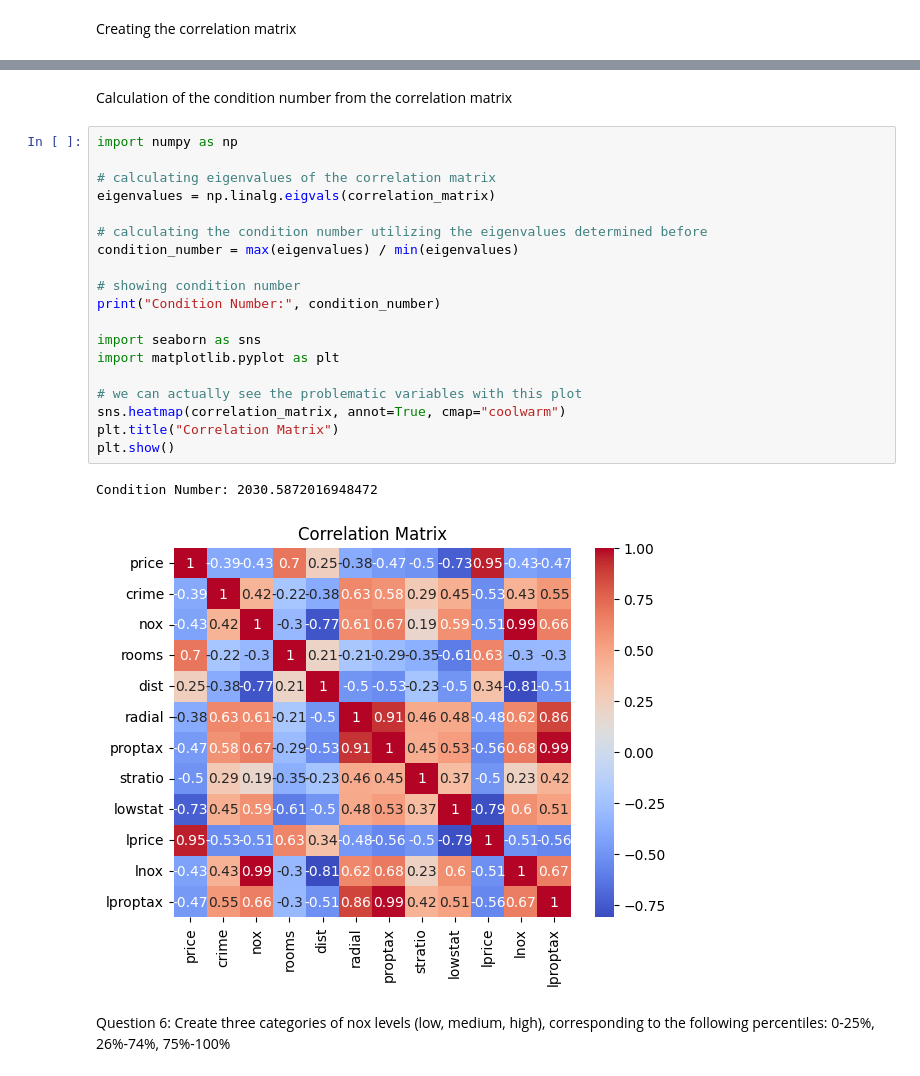
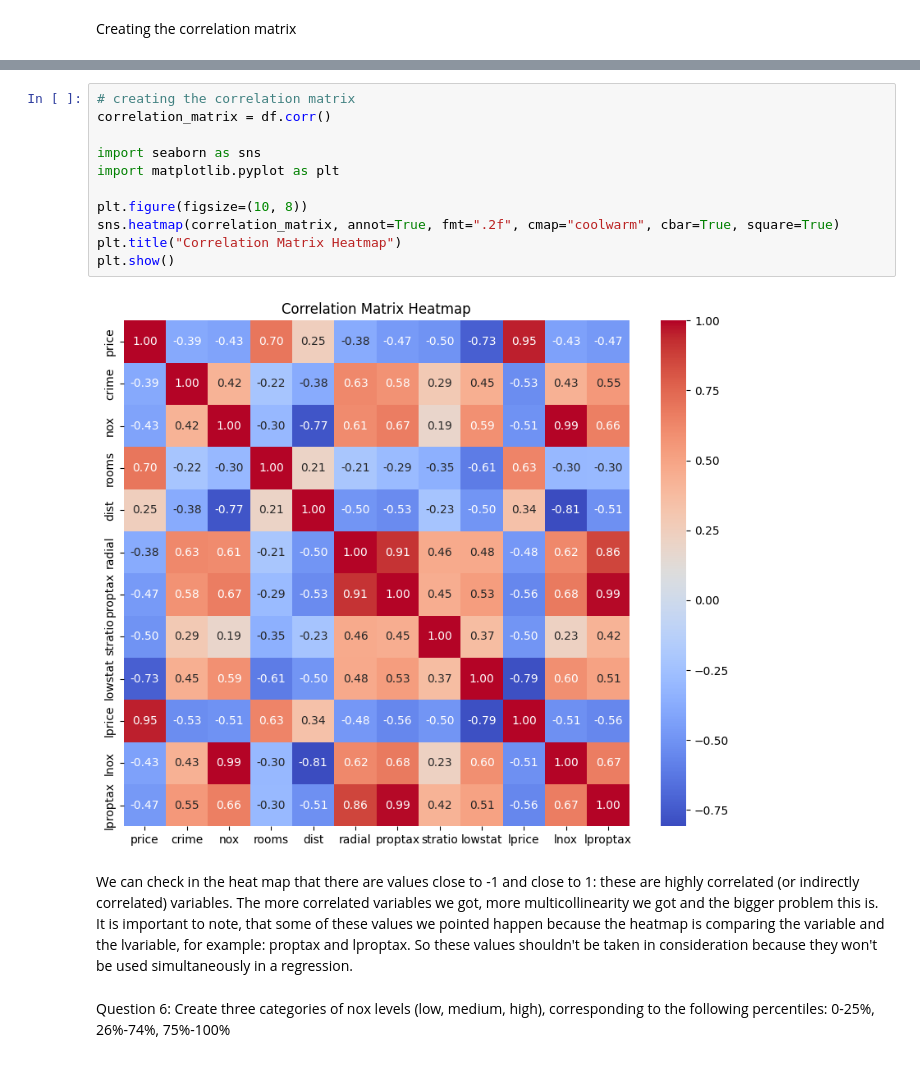
Before and after one commit to guik1010/Econometrics-Project, a Jupyter notebook: Part1.ipynb, the cells around one changed output, grey strips where cells are left out. Drawn from its saved outputs; the diff is of its cells as text.

```diff
--- a/Part1.ipynb
+++ b/Part1.ipynb
@@ -151,27 +127,18 @@ lproptax  0.988586  0.422231  0.510948 -0.555311  0.667252  1.000000
-# %% [markdown]
-Calculation of the condition number from the correlation matrix
 # %%
-import numpy as np
-
-# calculating eigenvalues of the correlation matrix
-eigenvalues = np.linalg.eigvals(correlation_matrix)
-
-# calculating the condition number utilizing the eigenvalues determined before
-condition_number = max(eigenvalues) / min(eigenvalues)
-
-# showing condition number
-print("Condition Number:", condition_number)
+# creating the correlation matrix
+correlation_matrix = df.corr()
 
 import seaborn as sns
 import matplotlib.pyplot as plt
 
-# we can actually see the problematic variables with this plot
-sns.heatmap(correlation_matrix, annot=True, cmap="coolwarm")
-plt.title("Correlation Matrix")
+plt.figure(figsize=(10, 8))
+sns.heatmap(correlation_matrix, annot=True, fmt=".2f", cmap="coolwarm", cbar=True, square=True)
+plt.title("Correlation Matrix Heatmap")
 plt.show()
 # %% [output]
-Condition Number: 2030.5872016948472
-[figure, old version]
+[figure, new version]
+# %% [markdown]
+We can check in the heat map that there are values close to -1 and close to 1: these are highly correlated (or indirectly correlated) variables. The more correlated variables we got, more multicollinearity we got and the bigger problem this is. It is important to note, that some of these values we pointed happen because the heatmap is comparing the variable and the lvariable, for example: proptax and lproptax. So these values shouldn't be taken in consideration because they won't be used simultaneously in a regression.
 # %% [markdown]
 Question 6: Create three categories of nox levels (low, medium, high), corresponding to the following percentiles: 0-25%, 26%-74%, 75%-100%
 # %%
```
Also changed, not shown: parts of 7 cells of this notebook, 2 other files.
